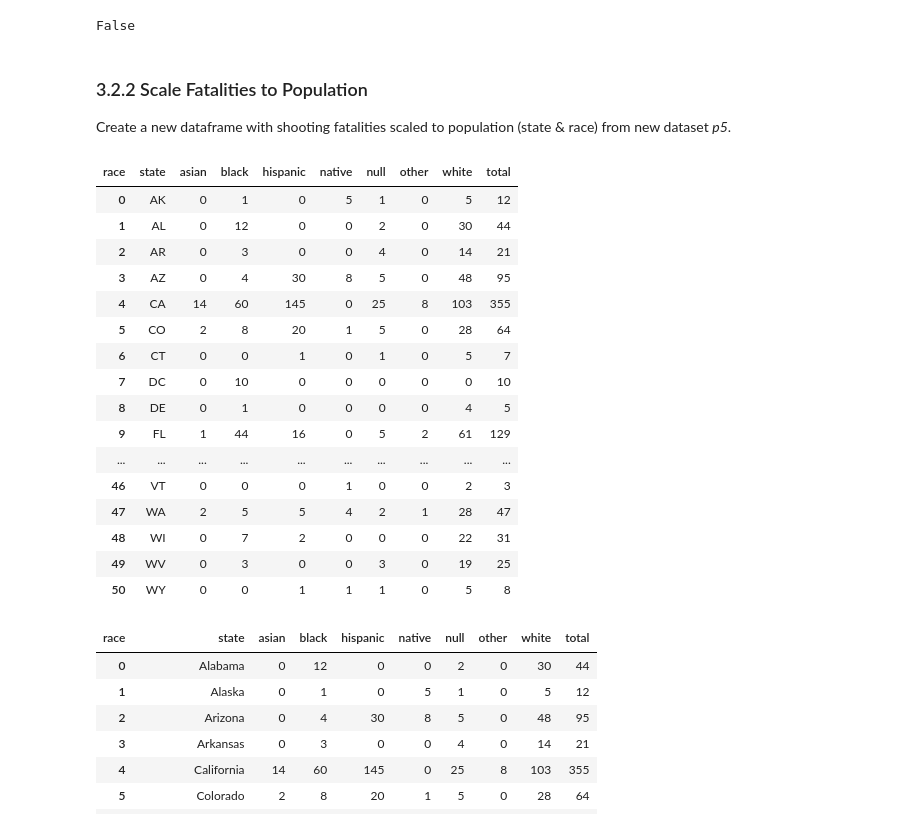
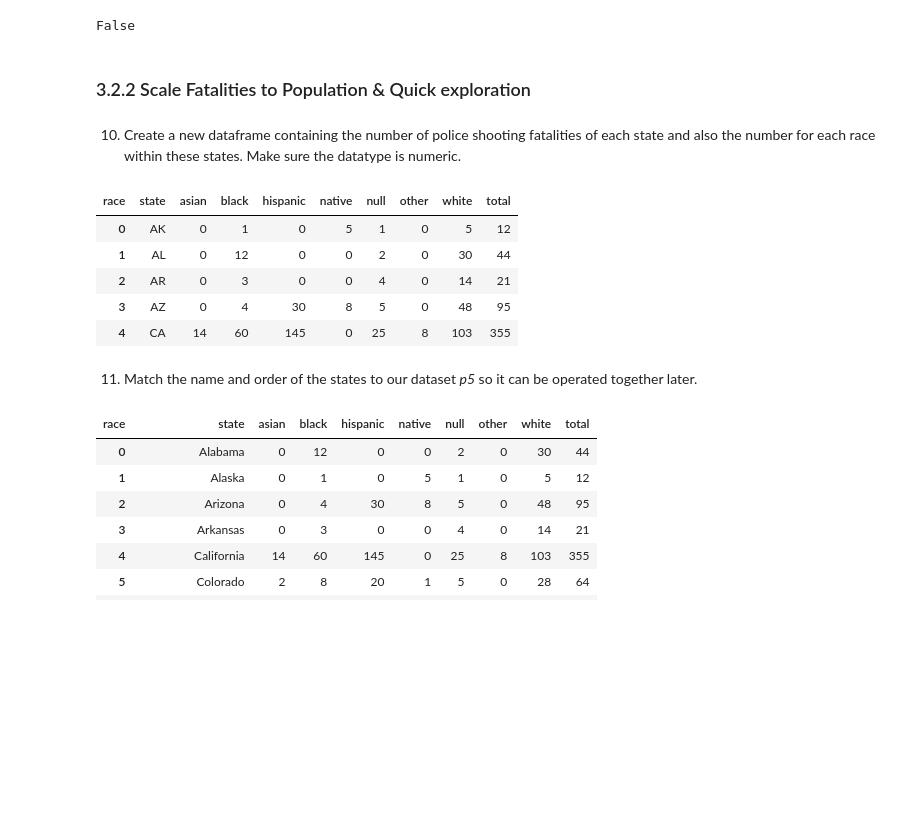
Before and after one commit to CelineChiLamNg/fatal_police_shootings, a Jupyter notebook: FatalPoliceShootings.ipynb, the cells around one changed output. Saved outputs shown, nothing was run; the diff lists cells and outputs as text; code cells hidden in the pictures; blank space fills up the shorter version.

Commit message:
scaled fatalities map done. Need to finish EDA and summary for the section

```diff
--- a/FatalPoliceShootings.ipynb
+++ b/FatalPoliceShootings.ipynb
@@ -865,40 +859,33 @@ p5.duplicated().any()
 # %% [output]
 False
 # %% [markdown]
-### 3.2.2 Scale Fatalities to Population
-
-Create a new dataframe with shooting fatalities scaled to population (state
-& race) from new dataset *p5*.
+### 3.2.2 Scale Fatalities to Population & Quick exploration
+# %% [markdown]
+10. Create a new dataframe containing the number of police shooting
+fatalities of each state and also the number for each race within these
+states. Make sure the datatype is numeric.
 # %%
 grouped = (db_replaced.groupby(by=["state", "race"]).size().reset_index
            (name="count"))
 pivot = pd.pivot_table(grouped, values="count", index="state",
                        columns="race", fill_value=0)
 pivot["total"] = pivot.sum(axis=1)
 pivot = pivot.reset_index()
 
 for col in pivot.columns[1:]:
     pivot[col] = pivot[col].astype("int64")
 
-pivot
+pivot.head(5)
 # %% [output]
 | race | state | asian | black | hispanic | native | null | other | white | total |
 | 0 | AK | 0 | 1 | 0 | 5 | 1 | 0 | 5 | 12 |
 | 1 | AL | 0 | 12 | 0 | 0 | 2 | 0 | 30 | 44 |
 | 2 | AR | 0 | 3 | 0 | 0 | 4 | 0 | 14 | 21 |
 | 3 | AZ | 0 | 4 | 30 | 8 | 5 | 0 | 48 | 95 |
 | 4 | CA | 14 | 60 | 145 | 0 | 25 | 8 | 103 | 355 |
-| 5 | CO | 2 | 8 | 20 | 1 | 5 | 0 | 28 | 64 |
-| 6 | CT | 0 | 0 | 1 | 0 | 1 | 0 | 5 | 7 |
-| 7 | DC | 0 | 10 | 0 | 0 | 0 | 0 | 0 | 10 |
-| 8 | DE | 0 | 1 | 0 | 0 | 0 | 0 | 4 | 5 |
-| 9 | FL | 1 | 44 | 16 | 0 | 5 | 2 | 61 | 129 |
-| ... | ... | ... | ... | ... | ... | ... | ... | ... | ... |
-| 46 | VT | 0 | 0 | 0 | 1 | 0 | 0 | 2 | 3 |
-| 47 | WA | 2 | 5 | 5 | 4 | 2 | 1 | 28 | 47 |
-| 48 | WI | 0 | 7 | 2 | 0 | 0 | 0 | 22 | 31 |
-| 49 | WV | 0 | 3 | 0 | 0 | 3 | 0 | 19 | 25 |
-| 50 | WY | 0 | 0 | 1 | 1 | 1 | 0 | 5 | 8 |
+# %% [markdown]
+11. Match the name and order of the states to our dataset *p5* so it can be
+operated together later.
 # %%
 state_mapping = {
     "AL": "Alabama",
```
Also changed, not shown: parts of 22 cells of this notebook.
